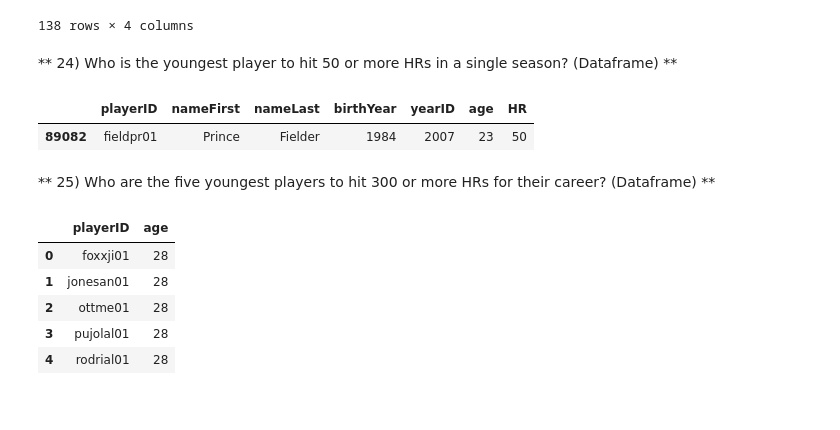
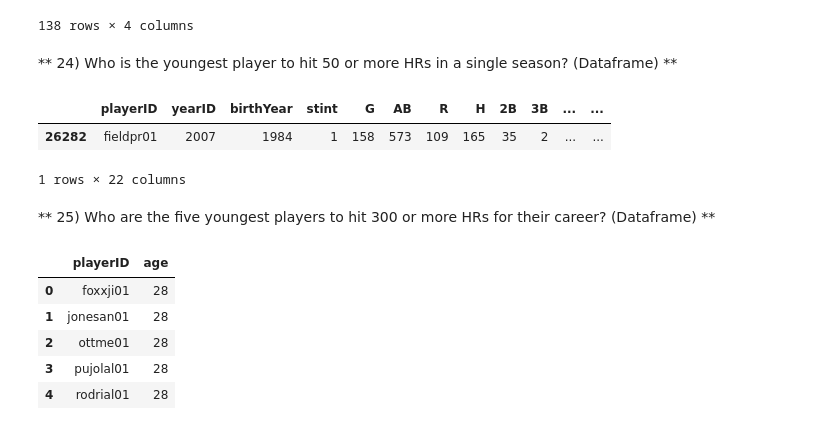
Before and after one commit to navinkarthik/Programming_for_Data_Science, a Jupyter notebook: Murugiah_NavinKarthik_Assignment1.ipynb, the cells around one changed output. Cells and saved outputs as stored; diff of their text form; code cells hidden in the pictures.

```diff
--- a/Murugiah_NavinKarthik_Assignment1.ipynb
+++ b/Murugiah_NavinKarthik_Assignment1.ipynb
@@ -290,10 +292,12 @@ q23[((q23['lgID']=='AL') & (q23['PA']>=500) & (q23['HR']>3.987241)) | ((q23['lgI
 ** 24) Who is the youngest player to hit 50 or more HRs in a single season? (Dataframe) **
 # %%
 df['age']=df['yearID']-df['birthYear']
-df[df['HR']>=50].sort_values(by=['age'])[['playerID','nameFirst','nameLast','birthYear','yearID','age','HR']].head(1)
+q24 = df.groupby(by=['playerID','yearID'],as_index=False).sum()
+q24[(q24['HR']>=50)].sort_values('age').head(1)
 # %% [output]
-|  | playerID | nameFirst | nameLast | birthYear | yearID | age | HR |
-| 89082 | fieldpr01 | Prince | Fielder | 1984 | 2007 | 23 | 50 |
+|  | playerID | yearID | birthYear | stint | G | AB | R | H | 2B | 3B | ... | ... |
+| 26282 | fieldpr01 | 2007 | 1984 | 1 | 158 | 573 | 109 | 165 | 35 | 2 | ... | ... |
+1 rows × 22 columns
 # %% [markdown]
 ** 25) Who are the five youngest players to hit 300 or more HRs for their career? (Dataframe) **
 # %%
```
Also changed, not shown: parts of 1 cell of this notebook.
